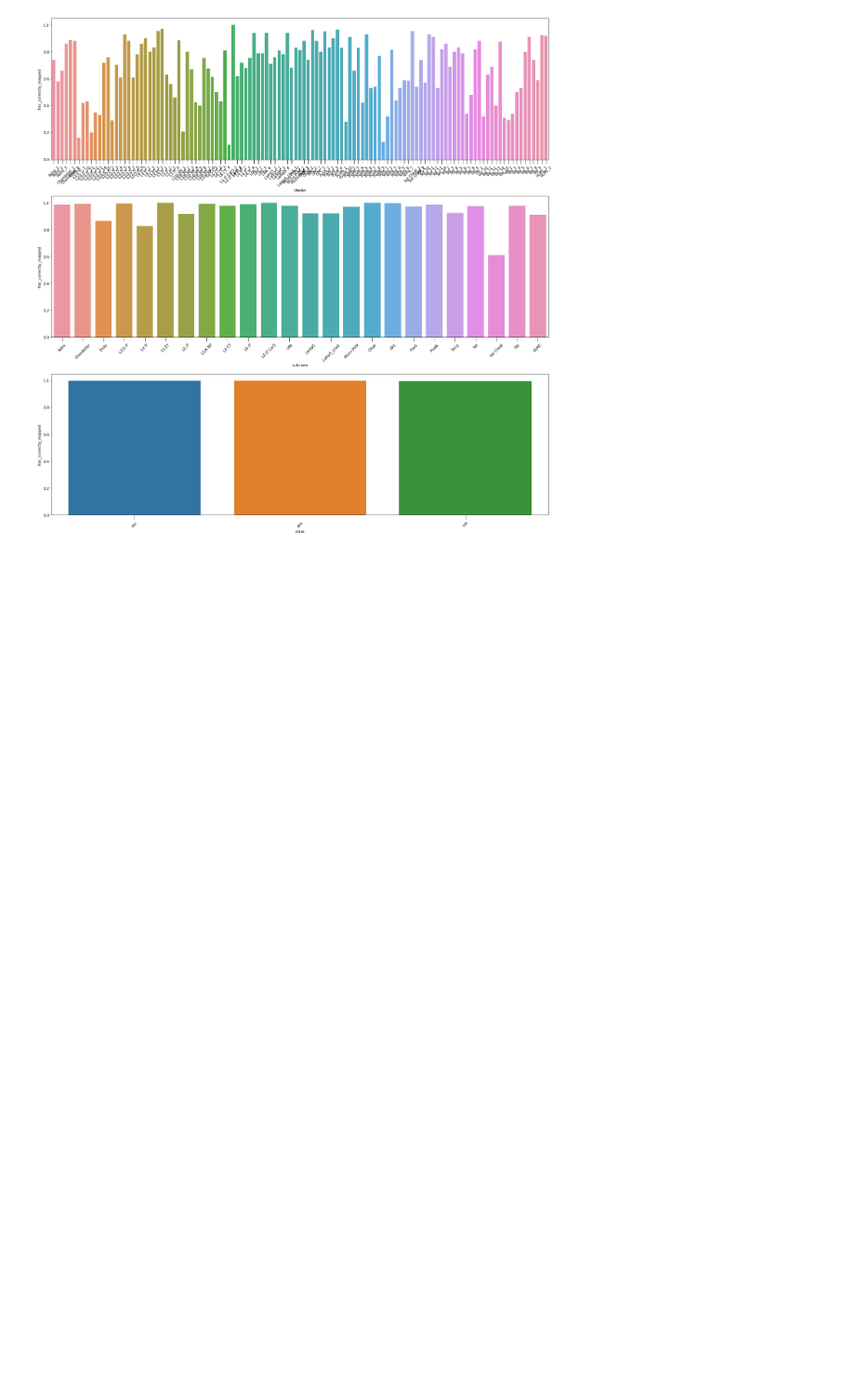
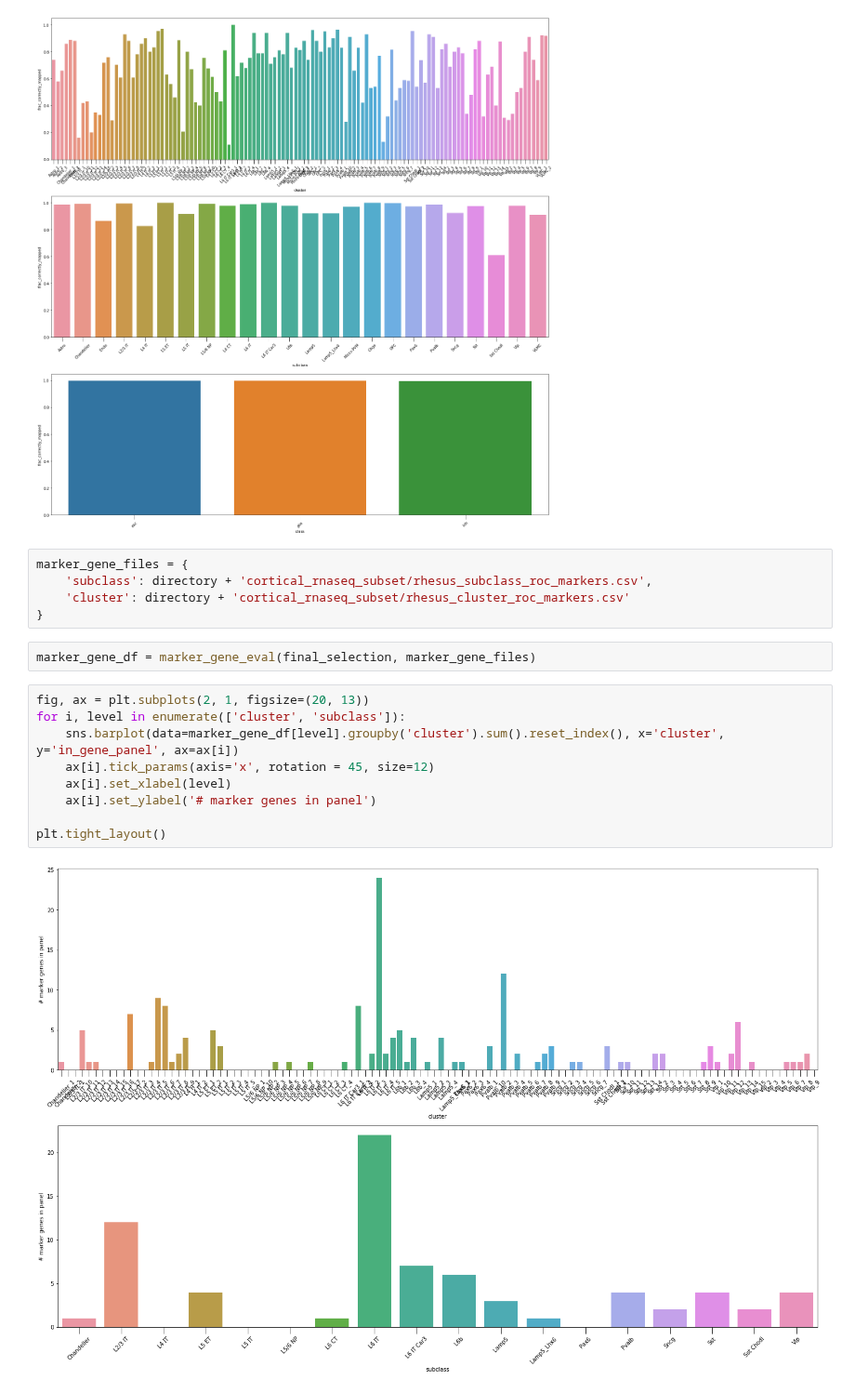
Before and after one commit to AllenInstitute/spots-in-space, a Jupyter notebook: code/gene_panel_selection/geneBasis-cortical-macaque.ipynb, the cells around one changed output. Shown at 93% size. Saved outputs shown, nothing was run; the diff lists cells and outputs as text; blank space fills up the shorter version.

```diff
--- a/code/gene_panel_selection/geneBasis-cortical-macaque.ipynb
+++ b/code/gene_panel_selection/geneBasis-cortical-macaque.ipynb
@@ -132,3 +133,21 @@ for i, level in enumerate(['cluster', 'subclass', 'class']):
 plt.tight_layout()
 # %% [output]
 [figure]
+# %%
+marker_gene_files = {
+    'subclass': directory + 'cortical_rnaseq_subset/rhesus_subclass_roc_markers.csv',
+    'cluster': directory + 'cortical_rnaseq_subset/rhesus_cluster_roc_markers.csv'
+}
+# %%
+marker_gene_df = marker_gene_eval(final_selection, marker_gene_files)
+# %%
+fig, ax = plt.subplots(2, 1, figsize=(20, 13))
+for i, level in enumerate(['cluster', 'subclass']):
+    sns.barplot(data=marker_gene_df[level].groupby('cluster').sum().reset_index(), x='cluster', y='in_gene_panel', ax=ax[i])
+    ax[i].tick_params(axis='x', rotation = 45, size=12)
+    ax[i].set_xlabel(level)
+    ax[i].set_ylabel('# marker genes in panel')
+
+plt.tight_layout()
+# %% [output]
+[figure, added]
```
Also changed, not shown: parts of 5 cells of this notebook.
